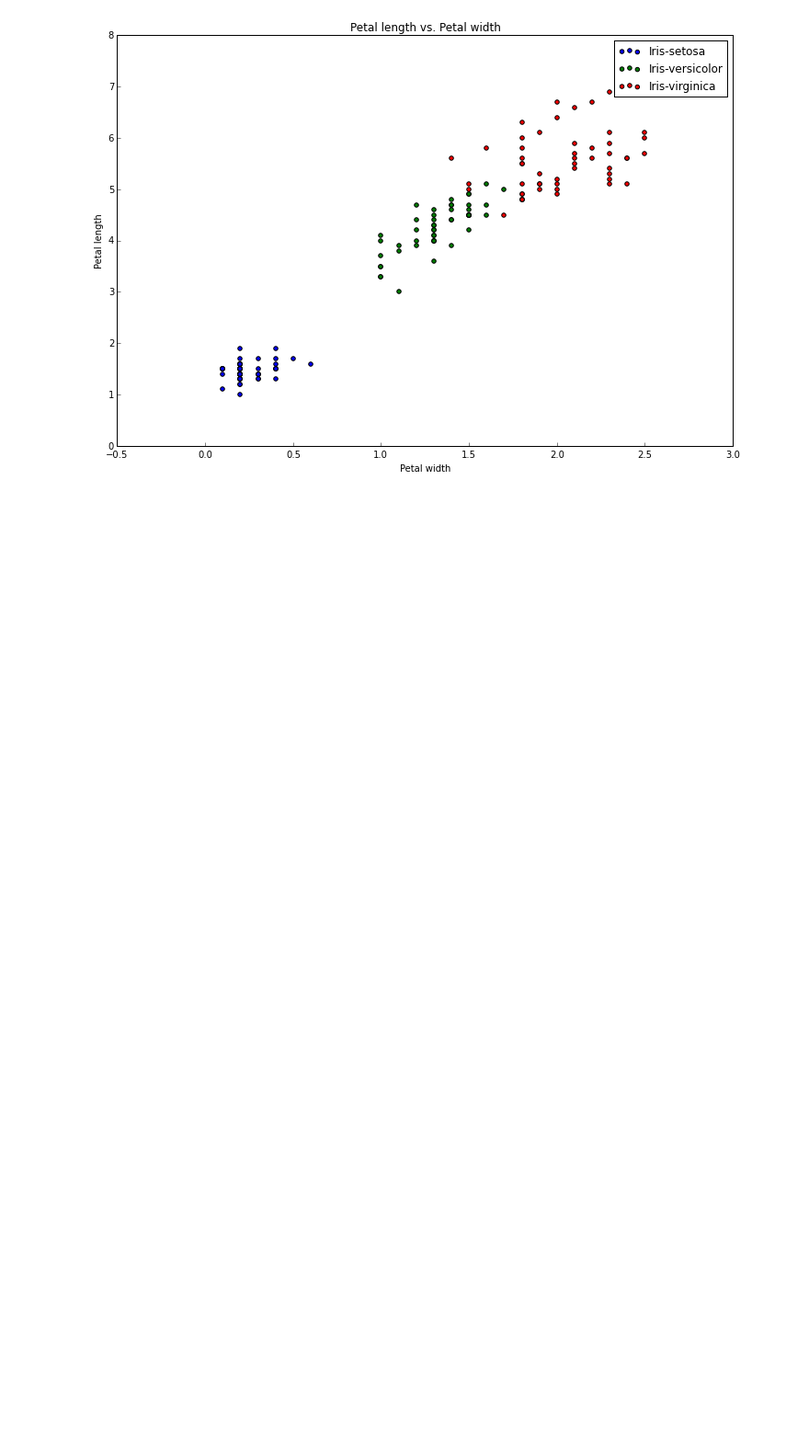
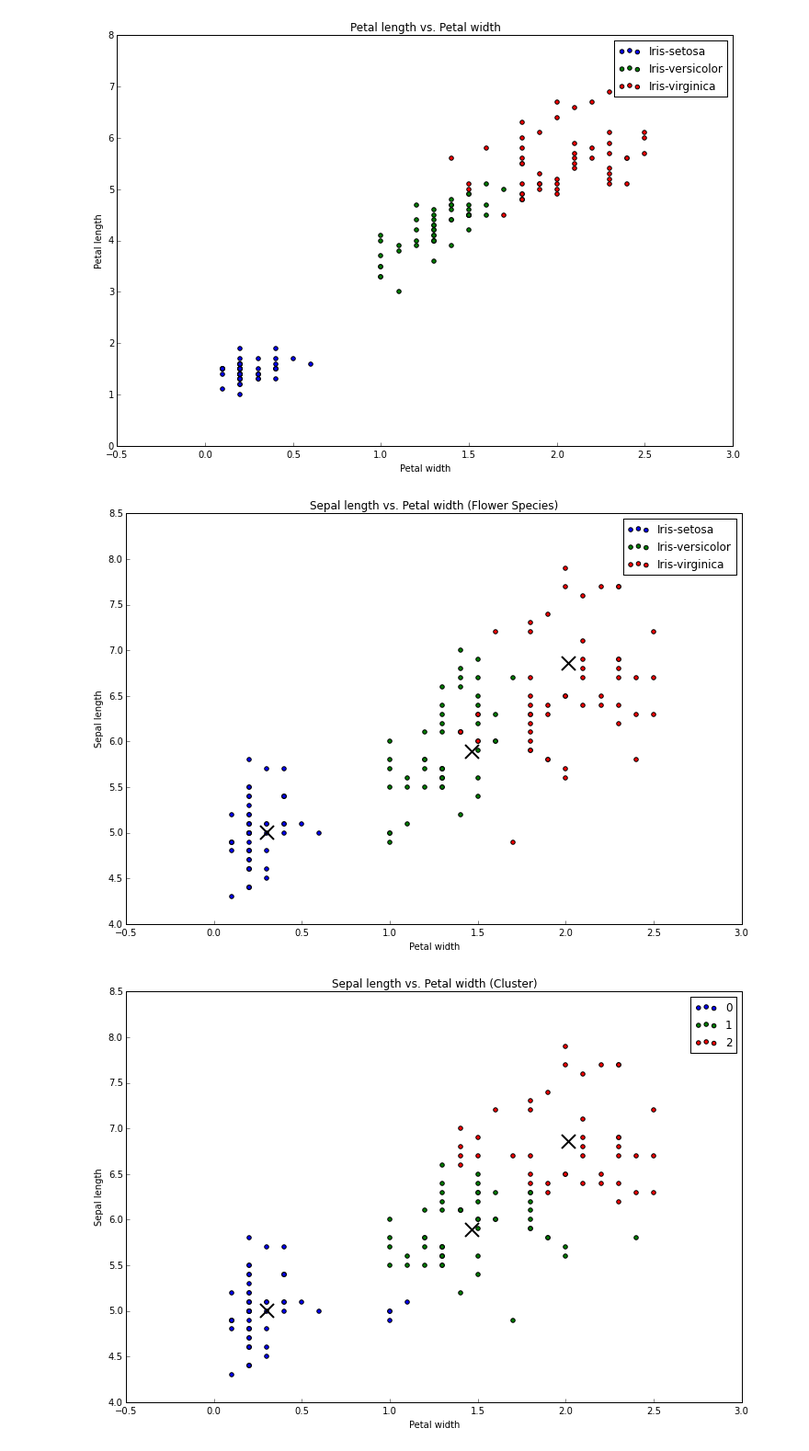
Before and after one commit to bmgriff2/Test, a Jupyter notebook: Iris.ipynb, the cells around one changed output. Shown at 92% size. Cells and saved outputs as stored; diff of their text form; code cells hidden in the pictures; blank space fills up the shorter version.

```diff
--- a/Iris.ipynb
+++ b/Iris.ipynb
@@ -164 +149,7 @@ def k_means_plotter_by_group(data_set,attribute1,attribute2,number_clusters, ran
         plt.show()
+# %%
+k_means_plotter_by_group(flowers, 'Petal width', 'Sepal length', 3,False)
+k_means_plotter_by_cluster(flowers, 'Petal width', 'Sepal length', 3, False)
+# %% [output]
+[figure, added]
+[figure, added]
```
Also changed, not shown: parts of 22 cells of this notebook, 1 other file.
